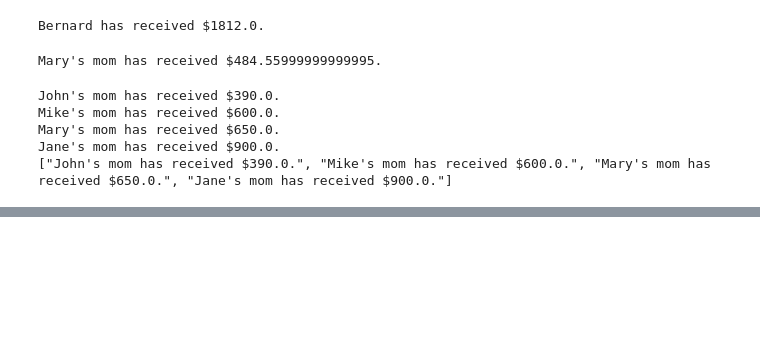
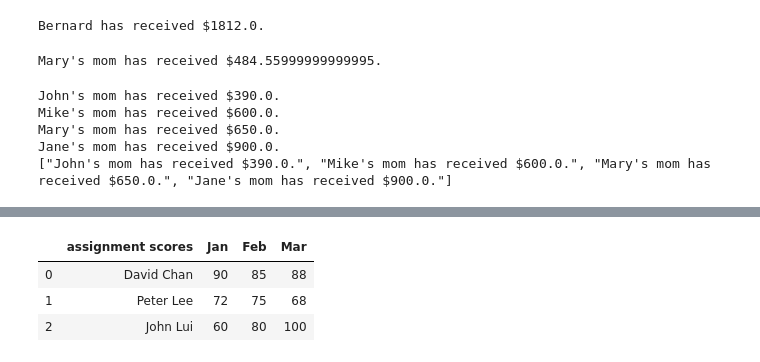
Before and after one commit to ybsuen/ybsuen.github.io, a Jupyter notebook: workshop_demo/python_workshop/Introduction_to_Python.ipynb, the cells around one changed output, grey strips where cells are left out. Drawn from its saved outputs; the diff is of its cells as text; code cells hidden in the pictures; blank space fills up the shorter version.

```diff
--- a/workshop_demo/python_workshop/Introduction_to_Python.ipynb
+++ b/workshop_demo/python_workshop/Introduction_to_Python.ipynb
@@ -870,0 +1010,13 @@ C
+# %%
+import pandas as pd
+# Define a list of dictionaries
+scores = [{'assignment scores': 'David Chan', 'Jan': 90, 'Feb': 85, 'Mar': 88},
+         {'assignment scores': 'Peter Lee',  'Jan': 72, 'Feb': 75, 'Mar': 68},
+         {'assignment scores': 'John Lui',  'Jan': 60,  'Feb': 80,  'Mar': 100 }]
+df = pd.DataFrame(scores) # Assign the list of dictionaries to a dataframe
+df # display dataframe
+# %% [output]
+|  | assignment scores | Jan | Feb | Mar |
+| 0 | David Chan | 90 | 85 | 88 |
+| 1 | Peter Lee | 72 | 75 | 68 |
+| 2 | John Lui | 60 | 80 | 100 |
```
Also changed, not shown: parts of 55 cells of this notebook, 4 other files.
